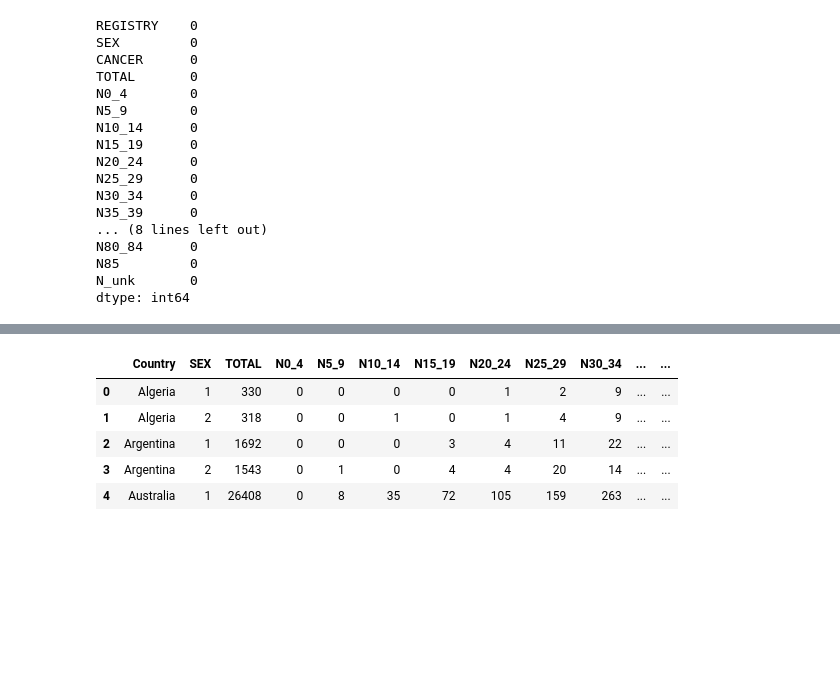
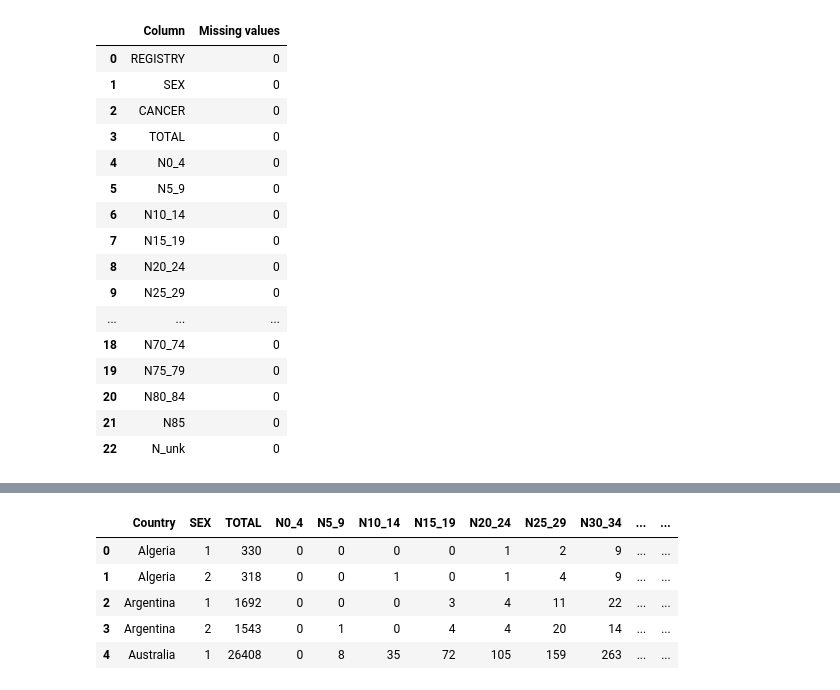
Before and after one commit to aghilisahand/Colon_Cancer_Analysis, a Jupyter notebook: Analysis.ipynb, the cells around one changed output, grey strips where cells are left out. Cells and saved outputs as stored; diff of their text form; code cells hidden in the pictures; blank space fills up the shorter version.

```diff
--- a/Analysis.ipynb
+++ b/Analysis.ipynb
@@ -35,22 +67,29 @@ Index(['Indicator Name', 'Cancer Type', 'Year', 'Country Name', 'Region',
 # %%
-# find missing data
-df.isna().sum()
+# Count missing values in the cancer dataset.
+cancer_missing = (
+    df.isna()
+    .sum()
+    .rename("Missing values")
+    .rename_axis("Column")
+    .reset_index()
+)
+display(cancer_missing)
 # %% [output]
-REGISTRY    0
-SEX         0
-CANCER      0
-TOTAL       0
-N0_4        0
-N5_9        0
-N10_14      0
-N15_19      0
-N20_24      0
-N25_29      0
-N30_34      0
-N35_39      0
-... (8 lines left out)
-N80_84      0
-N85         0
-N_unk       0
-dtype: int64
+|  | Column | Missing values |
+| 0 | REGISTRY | 0 |
+| 1 | SEX | 0 |
+| 2 | CANCER | 0 |
+| 3 | TOTAL | 0 |
+| 4 | N0_4 | 0 |
+| 5 | N5_9 | 0 |
+| 6 | N10_14 | 0 |
+| 7 | N15_19 | 0 |
+| 8 | N20_24 | 0 |
+| 9 | N25_29 | 0 |
+| ... | ... | ... |
+| 18 | N70_74 | 0 |
+| 19 | N75_79 | 0 |
+| 20 | N80_84 | 0 |
+| 21 | N85 | 0 |
+| 22 | N_unk | 0 |
 # %%
```
Also changed, not shown: parts of 37 cells of this notebook, 1 other file.
